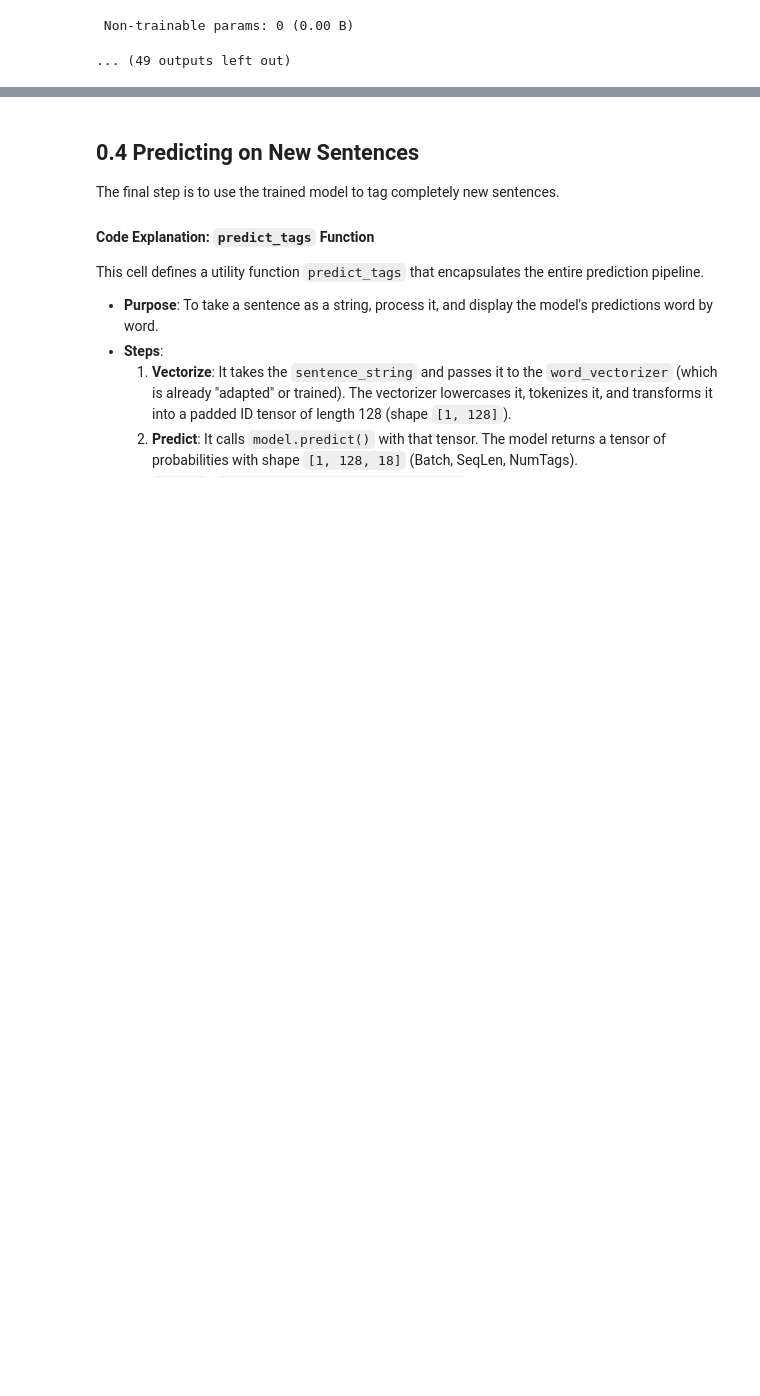
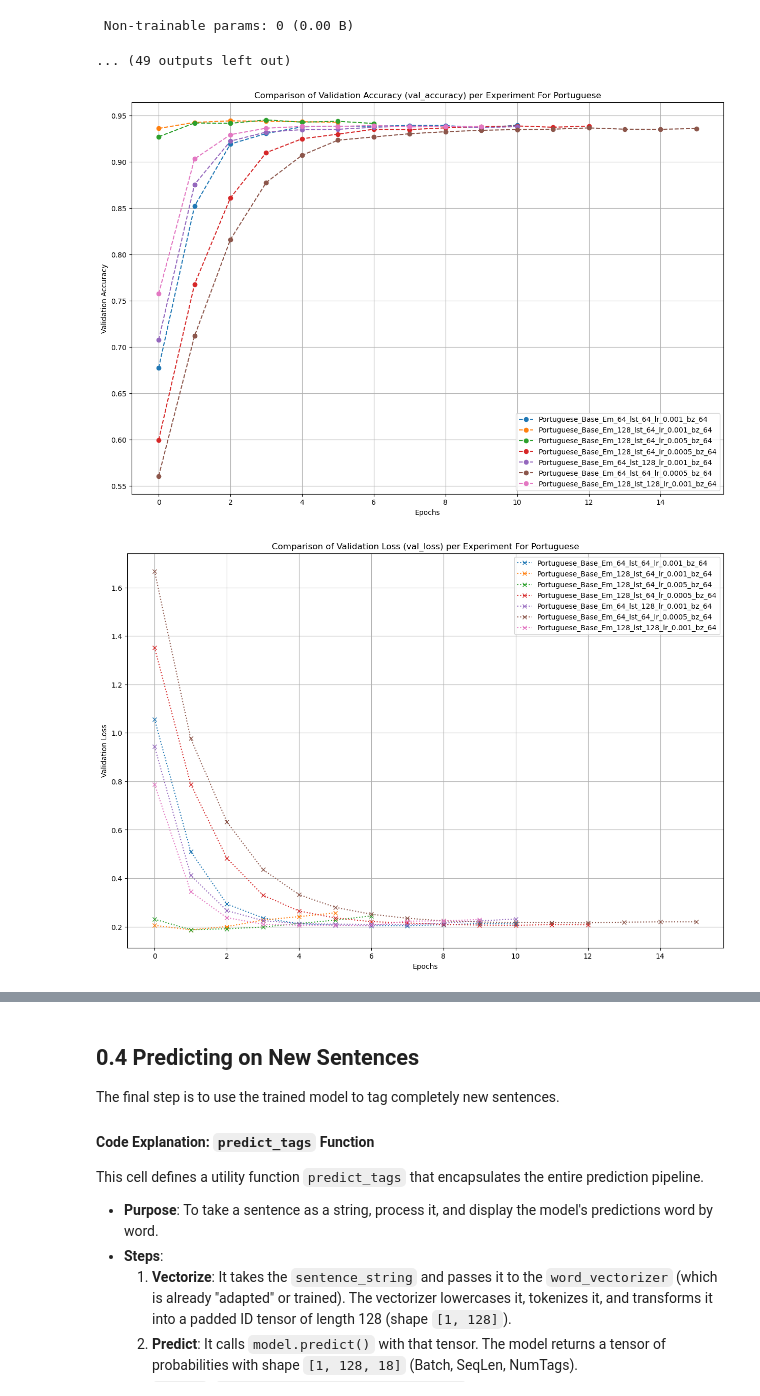
Before and after one commit to CristianMarquina/MIA_NLU_LAB2, a Jupyter notebook: P1_explicado-Copy1.ipynb, the cells around one changed output, grey strips where cells are left out. Drawn from its saved outputs; the diff is of its cells as text; code cells hidden in the pictures; blank space fills up the shorter version.

```diff
--- a/P1_explicado-Copy1.ipynb
+++ b/P1_explicado-Copy1.ipynb
@@ -1369,28 +1369,31 @@ Model: "Portuguese_Base_Em_128_lst_64_lr_0.001_bz_64"
 # %%
 import matplotlib.pyplot as plt
 
 # Plot Validation Accuracy
-plt.figure(figsize=(15, 8))
+plt.figure(figsize=(15, 10))
 plt.title("Comparison of Validation Accuracy (val_accuracy) per Experiment For Portuguese")
 plt.xlabel("Epochs")
 plt.ylabel("Validation Accuracy")
 
 for model_name_portuguese, history_data_portuguese in all_histories_portuguese.items():
     plt.plot(history_data_portuguese['val_accuracy'], label=model_name_portuguese, marker='o', linestyle='--')
 
 plt.legend()
 plt.grid(True)
 plt.show()
 
 # --- Plot Validation Loss ---
-plt.figure(figsize=(15, 8))
+plt.figure(figsize=(15, 10))
 plt.title("Comparison of Validation Loss (val_loss) per Experiment For Portuguese")
 plt.xlabel("Epochs")
 plt.ylabel("Validation Loss")
 
 for model_name_portuguese, history_data_portuguese in all_histories_portuguese.items():
     plt.plot(history_data_portuguese['val_loss'], label=model_name_portuguese, marker='x', linestyle=':')
 
 plt.legend()
 plt.grid(True)
 plt.show()
+# %% [output]
+[figure, added]
+[figure, added]
```
Also changed, not shown: parts of 1 cell of this notebook, 2 other files.
